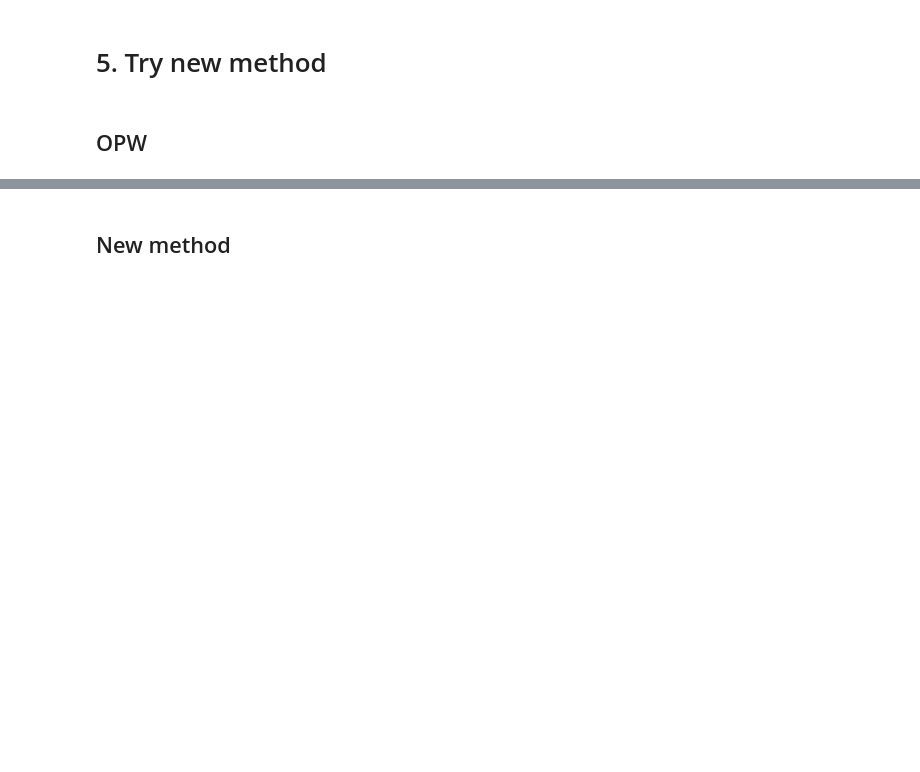
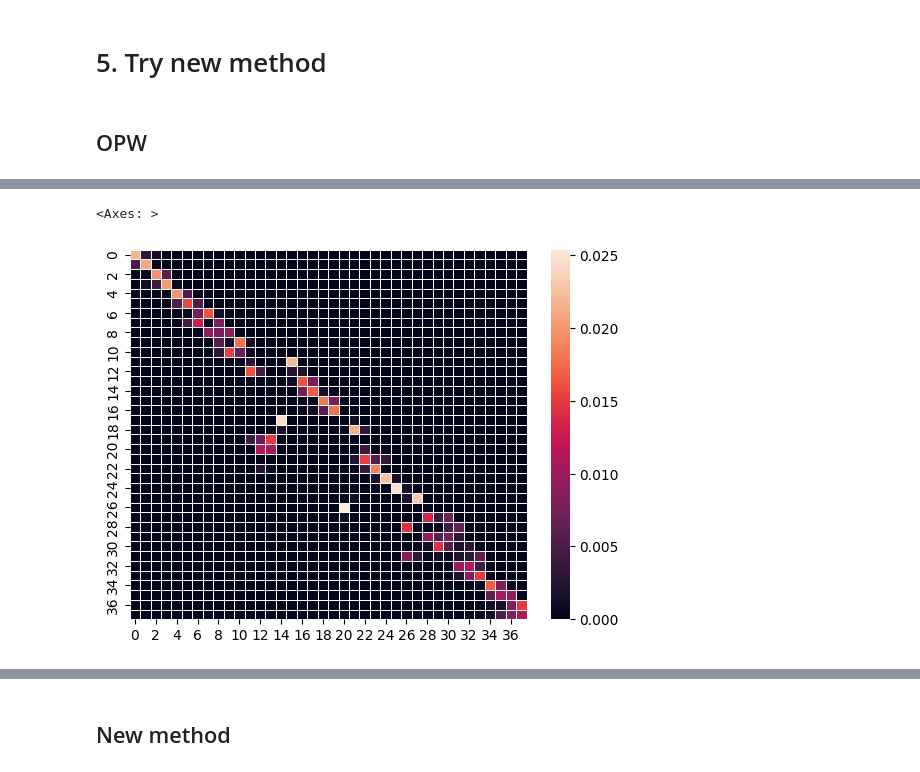
Before and after one commit to hanahhh/WTK-distance, a Jupyter notebook: examples/knn_mask_map_metric_test.ipynb, the cells around one changed output, grey strips where cells are left out. Drawn from its saved outputs; the diff is of its cells as text; code cells hidden in the pictures; blank space fills up the shorter version.

Commit message:
check new method for opw

```diff
--- a/examples/knn_mask_map_metric_test.ipynb
+++ b/examples/knn_mask_map_metric_test.ipynb
@@ -457,12 +459,16 @@ def opw_sinkhorn(a, b, M,lambda1=50, lambda2=0.1, delta=1, method='sinkhorn', nu
     M_hat = M - lambda1 * E + lambda2 * (F / (2 * delta ** 2) + np.log(delta * np.sqrt(2 * math.pi)))
 
     cost = sinkhorn2(a, b, M_hat, reg,method=method, numItermax=numItermax, stopThr=stopThr, verbose=verbose, log=log, warn=warn, **kwargs)
-    translation_matrix = sinkhorn(a, b, M_hat, reg, method=method, numItermax=numItermax, stopThr=stopThr, verbose=verbose, log=log, warn=warn, **kwargs)
-    return cost, translation_matrix
+    transport_matrix = sinkhorn(a, b, M_hat, reg, method=method, numItermax=numItermax, stopThr=stopThr, verbose=verbose, log=log, warn=warn, **kwargs)
+    return cost, transport_matrix
 # %%
-def opw_distance(M):
+def opw_distance(M, lambd=1e-1, numItermax=100):
     rows, cols = M.shape
     a, b = np.ones((rows,)) / rows, np.ones((cols,)) / cols
-    lambd = 1e-1
-    dist, matrix = opw_sinkhorn(a, b, M, lambd, numItermax=20)
+    dist, matrix = opw_sinkhorn(a, b, M, lambd=lambd, numItermax=numItermax)
     return torch.tensor(dist), matrix
+# %%
+M = ot.dist(X_train_arabic[0], X_test_arabic[70], metric="euclidean")
+cost, matrix = opw_distance(M=M, numItermax=10000)
+sns.heatmap(matrix, linewidth=0.5)
+# %% [output]
@@ -469,2 +492,4 @@ def opw_distance(M):
+<Axes: >
+[figure, added]
 # %%
 M = ot.dist(X_train_arabic[13], X_test_arabic[59], metric="euclidean")
```
Also changed, not shown: parts of 17 cells of this notebook, 2 other files.
